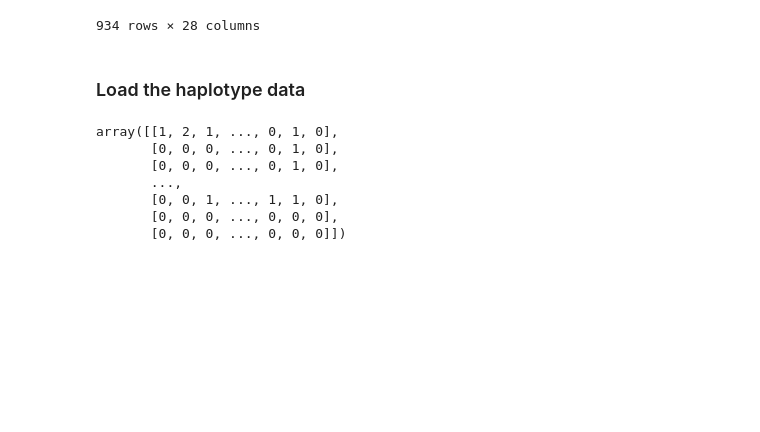
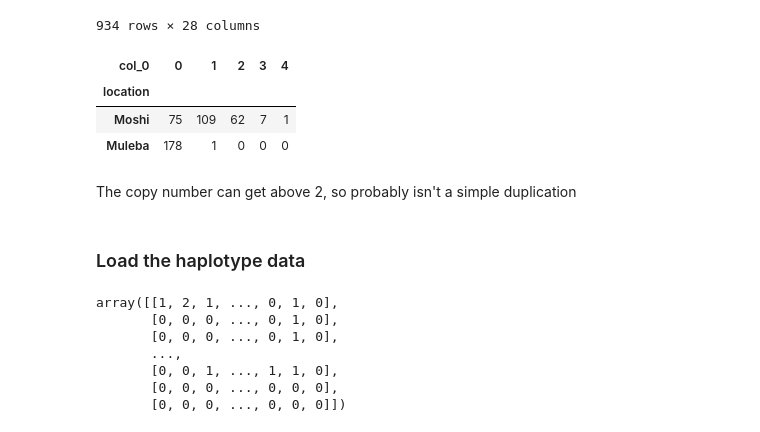
Before and after one commit to vigg-lstm/GAARD_east, a Jupyter notebook: CNV_analysis/sweeps/Coeaexf_CNV_haplotypes.ipynb, the cells around one changed output. Saved outputs shown, nothing was run; the diff lists cells and outputs as text; code cells hidden in the pictures; blank space fills up the shorter version.

```diff
--- a/CNV_analysis/sweeps/Coeaexf_CNV_haplotypes.ipynb
+++ b/CNV_analysis/sweeps/Coeaexf_CNV_haplotypes.ipynb
@@ -38,3 +37,28 @@ Dup_calls = has_Dup.astype('int')
+# %%
+# Identify samples that have Cyp6_Dup31
+disc_cnv_fn = '../Ag1000G_CNV_data/v3.7_1246-VO-TZ-KABULA-VMF00185/target_regions_analysis/focal_region_CNV_table_extras.csv'
+discordant_read_calls = pd.read_csv(disc_cnv_fn, sep = '\t', index_col = 0)
+has_Dup = discordant_read_calls['Coeaexf_Dup2'].values
+Dup_calls = has_Dup.astype('int')
+
+# In order to known the copy number of each Dup specifically, we need to ignore samples that also
+# have another CNV.
+other_coeaexf_cnvs = (
+    discordant_read_calls.columns.str.contains('Coeaexf') &
+    ~discordant_read_calls.columns.str.contains('Dup0') &
+    ~discordant_read_calls.columns.str.contains('Dup2')
+)
+other_coeaexf_calls = discordant_read_calls.loc[:, other_coeaexf_cnvs]
+has_other_coeaexf_cnv = np.sum(other_coeaexf_calls, 1).values > 0
+
+# Now we can exclude samples that have both the focal and another CNV allele, or that have the
+# allele and are of high coverage variance (because we won't be able to assign copy number correctly)
+exclude_samples = (
+    has_Dup & (
+        has_other_coeaexf_cnv |
+        discordant_read_calls["High.var.sample"]
+    )
+).values
 # %% [markdown]
 ### Load metadata
 # %%
@@ -68,6 +95,29 @@ hap_meta
 | VBS55422-6781STDY12150541a | EA18-0576 | Martin Donnelly; David Weetman | Tanzania | Muleba | 2018 | 7 | -2.092 | 31.574 | F | ... |
 | VBS55422-6781STDY12150541b | EA18-0576 | Martin Donnelly; David Weetman | Tanzania | Muleba | 2018 | 7 | -2.092 | 31.574 | F | ... |
 934 rows × 28 columns
+# %%
+gene_copy_number = pd.read_csv('../Ag1000G_CNV_data/v3.7_1246-VO-TZ-KABULA-VMF00185/modal_CNVs/modal_copy_number_arabiensis.csv', sep = '\t', index_col = 0)
+
+# Define genes of interest
+coeaexf_genes = dict(AGAP006227='Coeae1f',
+                     AGAP006228='Coeae2f')
+
+# Select data for genes of interest, excluding samples with poor quality HMM data
+coeae2f_gene_copy_number = (
+    gene_copy_number.loc[:, coeaexf_genes.keys()]
+    .rename(coeaexf_genes, axis='columns')
+)['Coeae2f'].values
+
+Dup_copy_number = coeae2f_gene_copy_number[~exclude_samples] * Dup_calls[~exclude_samples]
+
+display(pd.crosstab(meta.loc[~exclude_samples, 'location'], Dup_copy_number))
+# %% [output]
+| col_0 | 0 | 1 | 2 | 3 | 4 |
+| location |  |  |  |  |  |
+| Moshi | 75 | 109 | 62 | 7 | 1 |
+| Muleba | 178 | 1 | 0 | 0 | 0 |
+# %% [markdown]
+The copy number can get above 2, so probably isn't a simple duplication
 # %% [markdown]
 ### Load the haplotype data
 # %%
```
Also changed, not shown: parts of 13 cells of this notebook, 4 other files.
